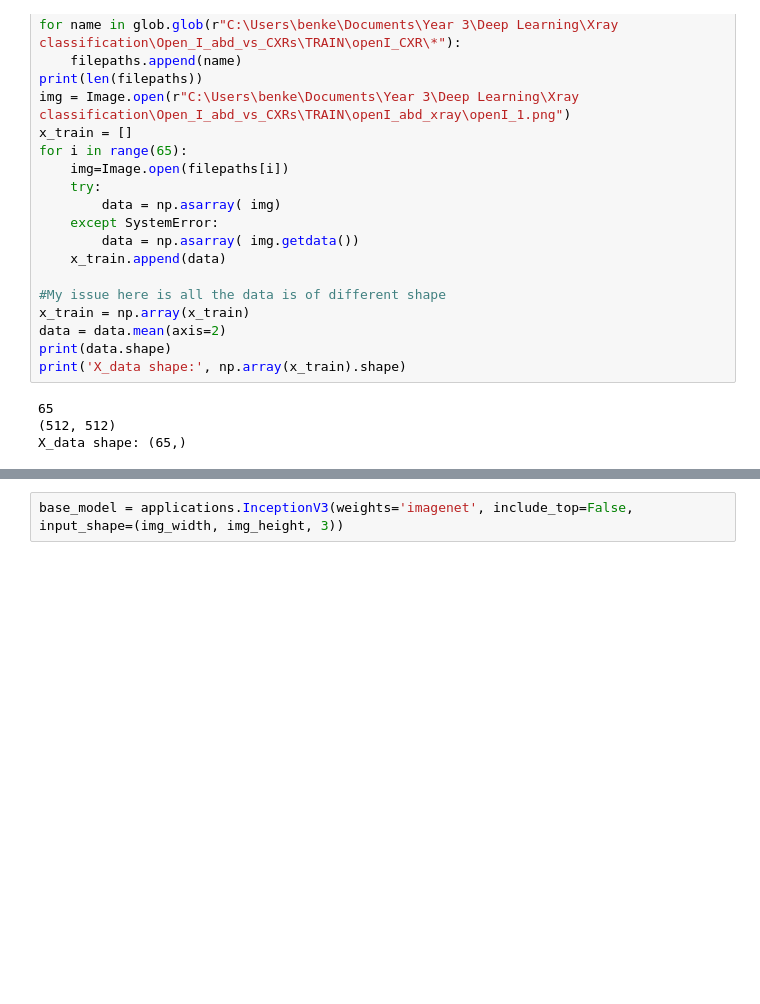
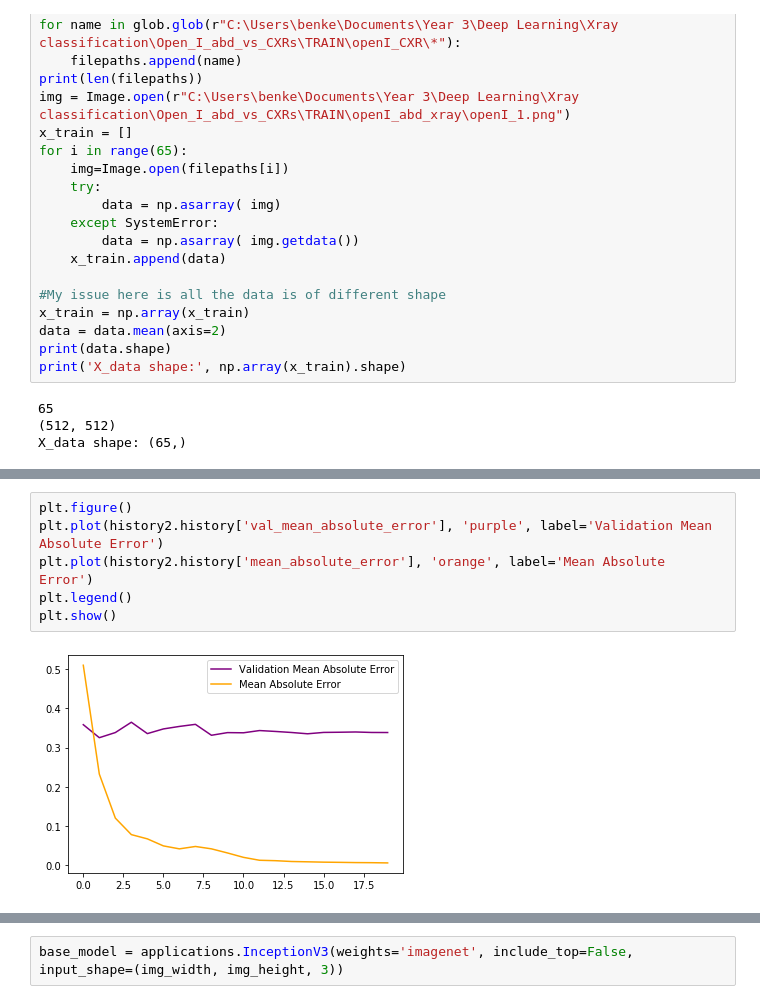
Before and after one commit to benkeel/benrepository, a Jupyter notebook: X-ray model.ipynb, the cells around one changed output, grey strips where cells are left out. Saved outputs shown, nothing was run; the diff lists cells and outputs as text; blank space fills up the shorter version.

```diff
--- a/X-ray model.ipynb
+++ b/X-ray model.ipynb
@@ -187,0 +225,8 @@ ValueError: Error when checking input: expected input_1 to have 4 dimensions, bu
+# %%
+plt.figure()
+plt.plot(history2.history['val_mean_absolute_error'], 'purple', label='Validation Mean Absolute Error')
+plt.plot(history2.history['mean_absolute_error'], 'orange', label='Mean Absolute Error')
+plt.legend()
+plt.show()
+# %% [output]
+[figure, added]
```
Also changed, not shown: parts of 5 cells of this notebook.
